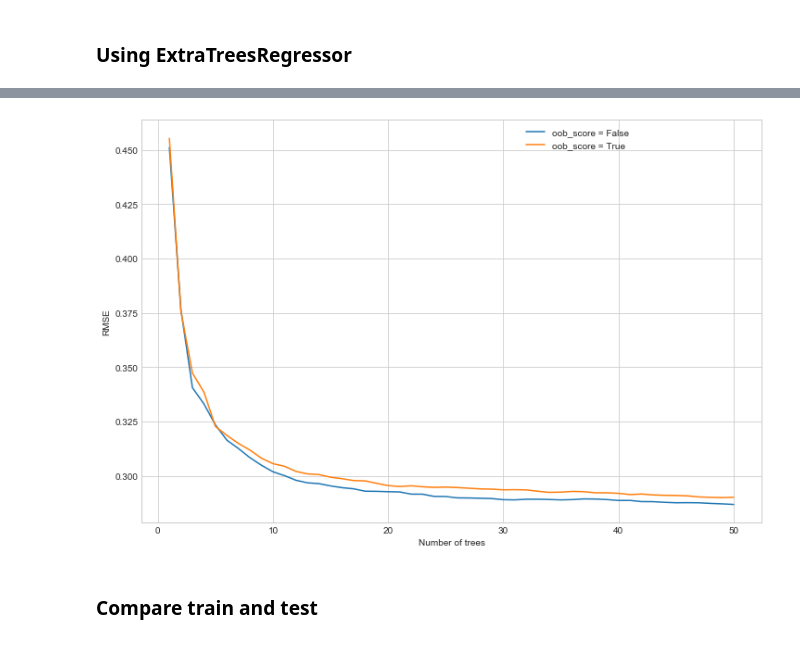
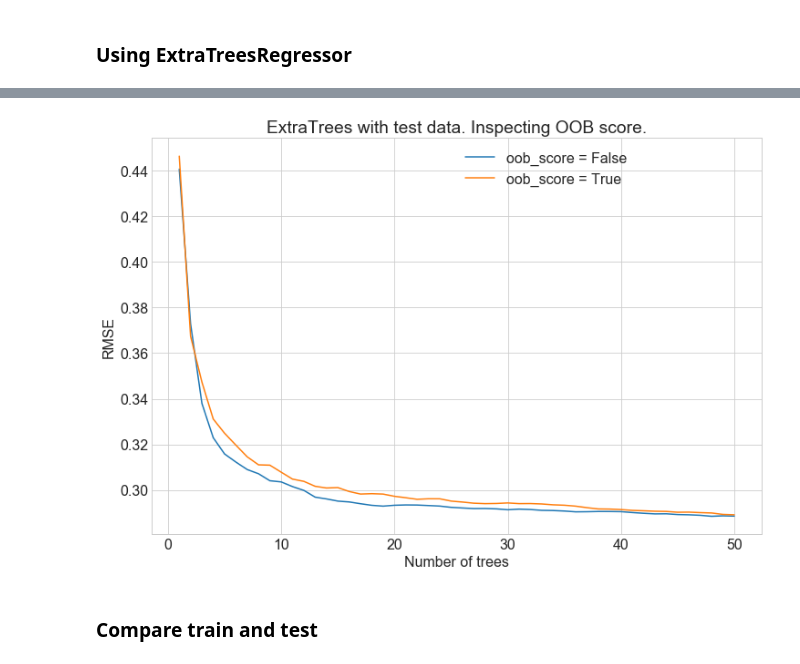
Before and after one commit to bogeholm/fastai-intro-to-ml, a Jupyter notebook: 2-random-forest-deep-dive.ipynb, the cells around one changed output, grey strips where cells are left out. Saved outputs shown, nothing was run; the diff lists cells and outputs as text; code cells hidden in the pictures.

Commit message:
Cleanup variables and plots

```diff
--- a/2-random-forest-deep-dive.ipynb
+++ b/2-random-forest-deep-dive.ipynb
@@ -321,13 +341,14 @@ preds_trees = predict_trees_cumulative(model2, X_train)
 # %%
 preds_trees_avg = rmse_rowwise(preds_trees, y_train)
 # %%
+plt.rcParams.update({'font.size': 16})
 figsize(12, 8)
 fig, ax = plt.subplots(1, 1)
 
 xax = np.arange(1, np.shape(preds_trees)[0]+1)
-
 ax.plot(xax, preds_trees_avg)
 
+ax.set_title('RMSE of average prediction adding more and more trees')
 ax.set_xlabel('Number of trees')
 ax.set_ylabel('RMSE')
 # %% [output]
@@ -413,18 +436,19 @@ preds_cmp_xtra_rmse_oob = rmse_rowwise(preds_cmp_xtra_oob, y_test)
 # %%
 figsize(12, 8)
 fig, ax = plt.subplots(1, 1)
 
 xax = np.arange(1, np.shape(preds_cmp_rmse)[0]+1)
 
 ax.plot(xax, preds_cmp_xtra_rmse, label='oob_score = False')
 ax.plot(xax, preds_cmp_xtra_rmse_oob, label='oob_score = True')
 
+ax.set_title('ExtraTrees with test data. Inspecting OOB score.')
 ax.set_xlabel('Number of trees')
 ax.set_ylabel('RMSE')
 
 ax.legend()
 ax.get_legend().set_bbox_to_anchor((0.8, 1))
 # %% [output]
-[figure, old version]
+[figure, new version]
 # %% [markdown]
 ### Compare train and test
```
Also changed, not shown: parts of 15 cells of this notebook.
